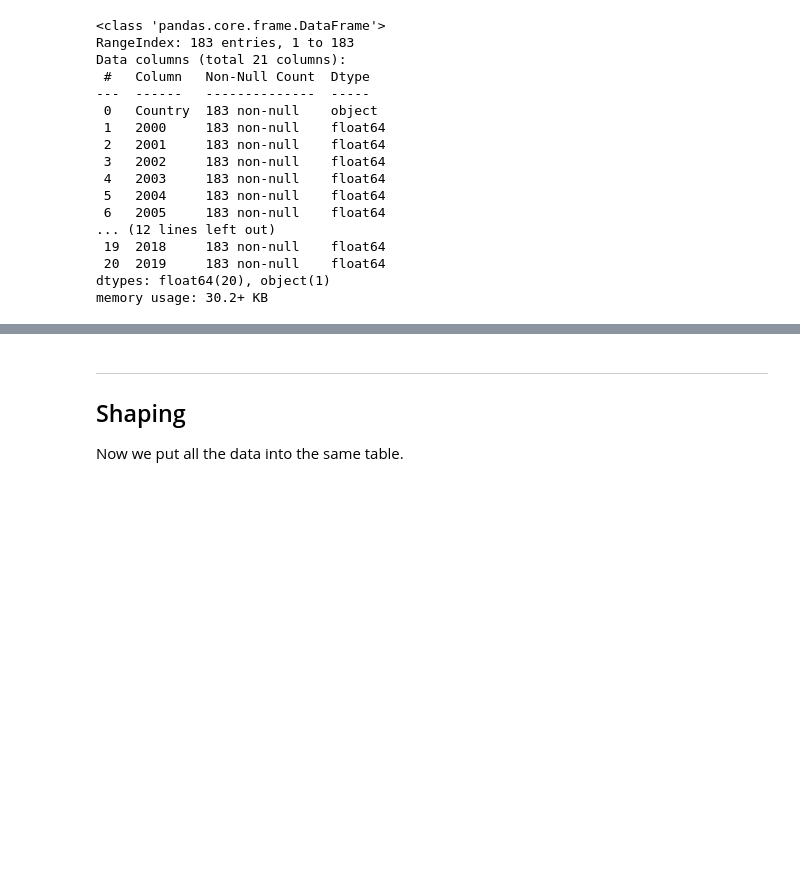
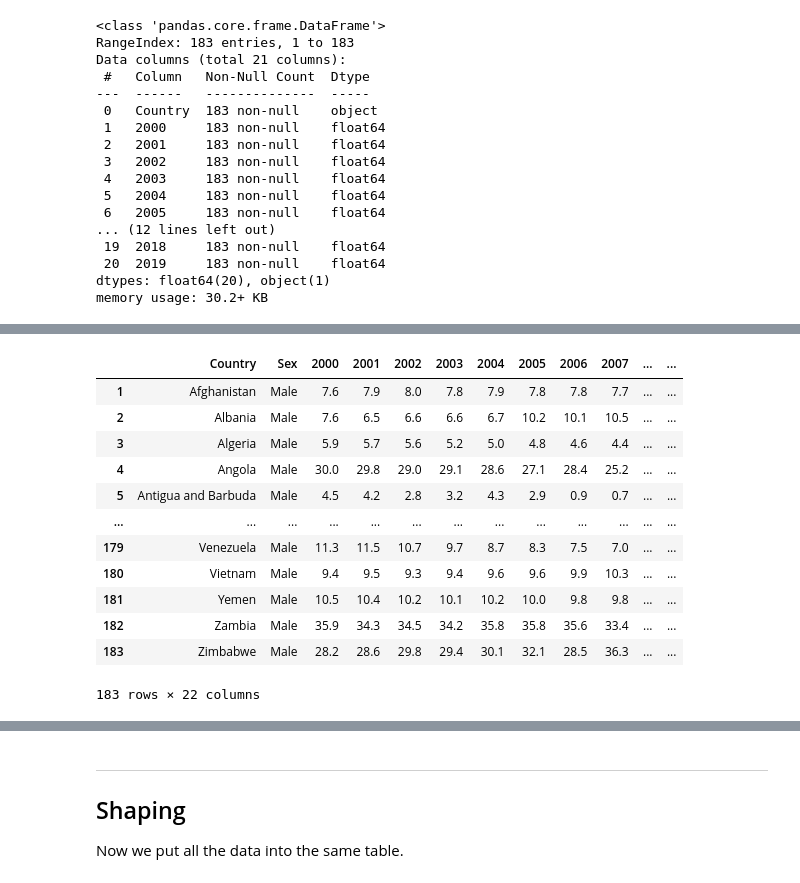
Before and after one commit to ponmp/PUBPOLDeliverable, a Jupyter notebook: DeliverableDraft.ipynb, the cells around one changed output, grey strips where cells are left out. Drawn from its saved outputs; the diff is of its cells as text; code cells hidden in the pictures; blank space fills up the shorter version.

```diff
--- a/DeliverableDraft.ipynb
+++ b/DeliverableDraft.ipynb
@@ -485,0 +539,17 @@ Name: Country, Length: 183, dtype: object
+# %%
+# Checking new column
+MSRwiki
+# %% [output]
+|  | Country | Sex | 2000 | 2001 | 2002 | 2003 | 2004 | 2005 | 2006 | 2007 | ... | ... |
+| 1 | Afghanistan | Male | 7.6 | 7.9 | 8.0 | 7.8 | 7.9 | 7.8 | 7.8 | 7.7 | ... | ... |
+| 2 | Albania | Male | 7.6 | 6.5 | 6.6 | 6.6 | 6.7 | 10.2 | 10.1 | 10.5 | ... | ... |
+| 3 | Algeria | Male | 5.9 | 5.7 | 5.6 | 5.2 | 5.0 | 4.8 | 4.6 | 4.4 | ... | ... |
+| 4 | Angola | Male | 30.0 | 29.8 | 29.0 | 29.1 | 28.6 | 27.1 | 28.4 | 25.2 | ... | ... |
+| 5 | Antigua and Barbuda | Male | 4.5 | 4.2 | 2.8 | 3.2 | 4.3 | 2.9 | 0.9 | 0.7 | ... | ... |
+| ... | ... | ... | ... | ... | ... | ... | ... | ... | ... | ... | ... | ... |
+| 179 | Venezuela | Male | 11.3 | 11.5 | 10.7 | 9.7 | 8.7 | 8.3 | 7.5 | 7.0 | ... | ... |
+| 180 | Vietnam | Male | 9.4 | 9.5 | 9.3 | 9.4 | 9.6 | 9.6 | 9.9 | 10.3 | ... | ... |
+| 181 | Yemen | Male | 10.5 | 10.4 | 10.2 | 10.1 | 10.2 | 10.0 | 9.8 | 9.8 | ... | ... |
+| 182 | Zambia | Male | 35.9 | 34.3 | 34.5 | 34.2 | 35.8 | 35.8 | 35.6 | 33.4 | ... | ... |
+| 183 | Zimbabwe | Male | 28.2 | 28.6 | 29.8 | 29.4 | 30.1 | 32.1 | 28.5 | 36.3 | ... | ... |
+183 rows × 22 columns
```
Also changed, not shown: parts of 21 cells of this notebook, 2 other files.
